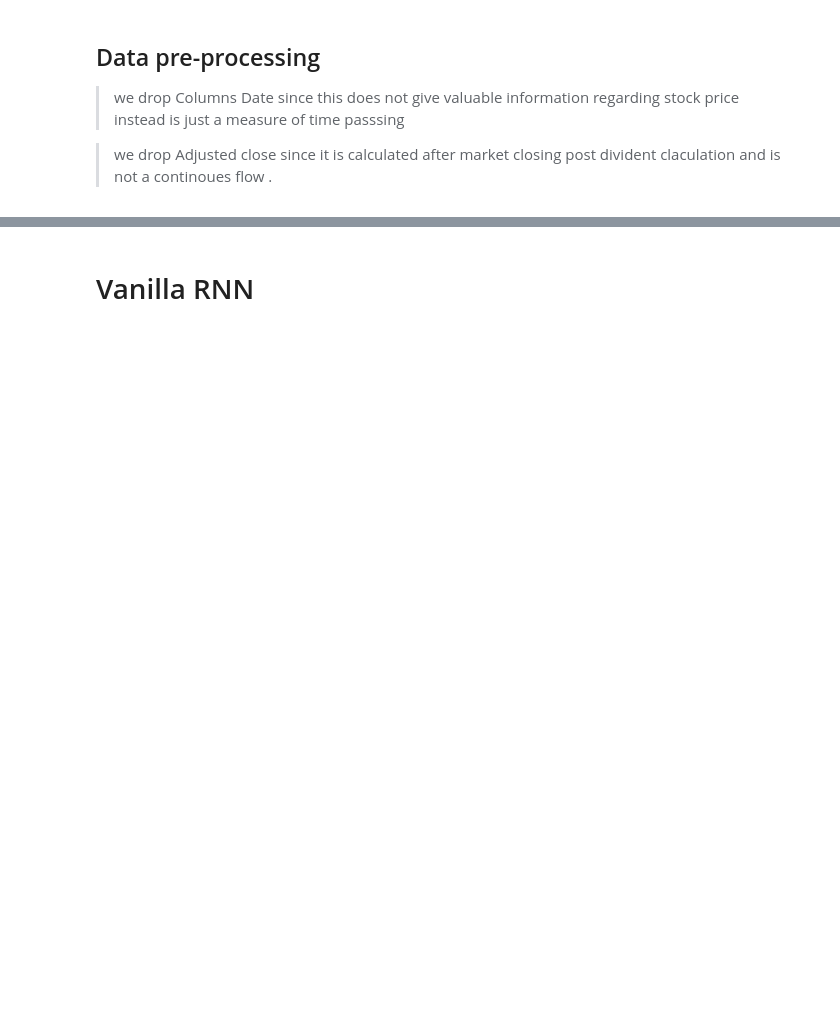
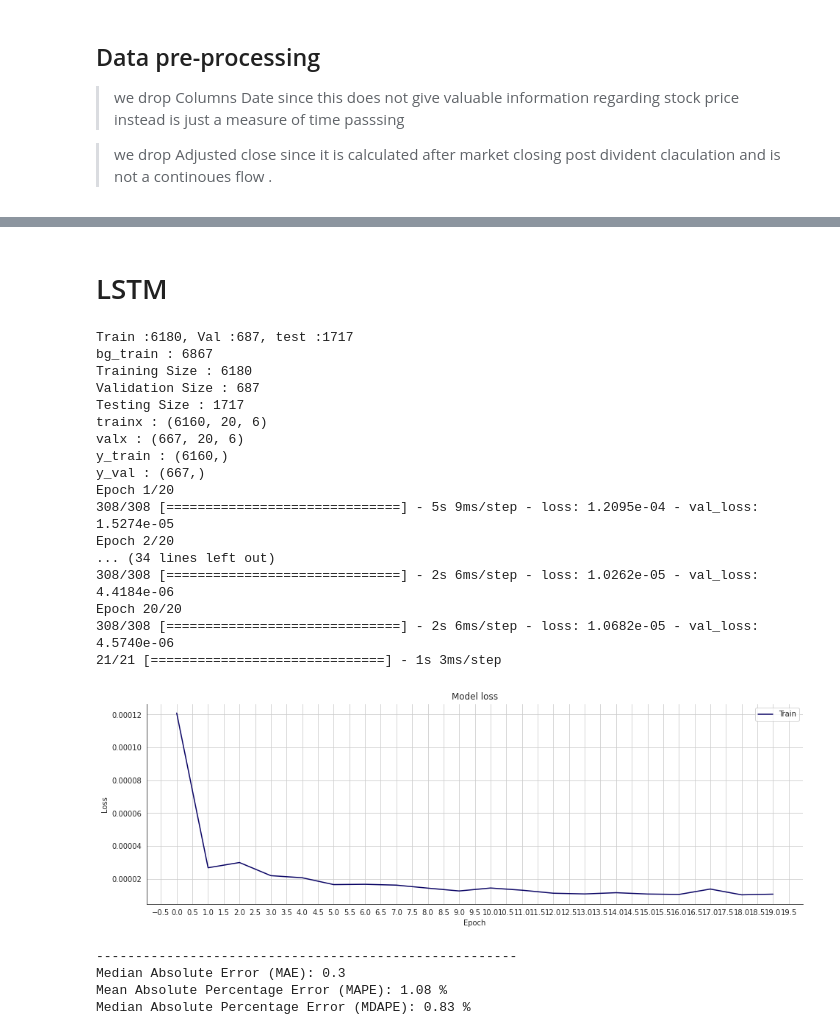
Before and after one commit to Anomaly1702/Ass3_Rnn, a Jupyter notebook: ASS3_RNN.ipynb, the cells around one changed output, grey strips where cells are left out. Cells and saved outputs as stored; diff of their text form; code cells hidden in the pictures; blank space fills up the shorter version.

```diff
--- a/ASS3_RNN.ipynb
+++ b/ASS3_RNN.ipynb
@@ -148,36 +219,16 @@ l.split_data(data_scaled, 20,.2)
 # %% [markdown]
-# Vanilla RNN
+# LSTM
 # %%
 
 class LSTM_cls(Basenet):
 
   def __init__(self,index_Close):
     super().__init__(index_Close)
-    self.optimizer = None
     self.x_train = None
-
-  def train(self,model,sequence_length):
-    x_train,y_train = self.partition_dataset(sequence_length,self.train_set)
-    x_test,y_test = self.partition_dataset(sequence_length,self.test_set)
-    print(f"trainx : {x_train.shape}")
-    print(f"testx : {x_test.shape}")
-    print(f"y_train : {y_train.shape}")
-    print(f"y_test : {y_test.shape}")
-
-    # Training the model
-    epochs = 50
-    batch_size = 16
-    early_stop = EarlyStopping(monitor='loss', patience=5, verbose=1)
-    history = model.fit(x_train, y_train,
-                        batch_size=batch_size,
-                        epochs=epochs,
-                        validation_data=(x_test, y_test)
-                      )
-
-                        # callbacks=[early_stop])
-    return history
+    self.y_pred =None
 
   def LSTM_model(self,sequence_length,optimizer = 'adam',lr=0.001):
+    self.sequence_length =sequence_length
     x_train,y_train = self.partition_dataset(sequence_length,self.train_set)
     self.x_train = x_train
     if optimizer == 'adam':
@@ -208,17 +257,50 @@ lstm.train_set[:, -1][:,3].shape
 # %%
 lstm = LSTM_cls(3)
 lstm.split_data(data_scaled,.2)
-# display(lstm.train_set.shape)
-# lstm.train_set.shape[1] * lstm.train_set.shape[2]
 lstm_model = lstm.LSTM_model(20)
-history = lstm.train(lstm_model,20)
+history,y_pred_scaled,y_pred,y_val_unscaled = lstm.train(lstm_model,20,20)
 # Plot training & validation loss values
 fig, ax = plt.subplots(figsize=(16, 5), sharex=True)
 sns.lineplot(data=history.history["loss"])
 plt.title("Model loss")
 plt.ylabel("Loss")
 plt.xlabel("Epoch")
 ax.xaxis.set_major_locator(plt.MaxNLocator(50))
-plt.legend(["Train", "Test"], loc="upper left")
+plt.legend(["Train", "Val"], loc="upper right")
 plt.grid()
 plt.show()
+print("------------------------------------------------------")
+# Mean Absolute Error (MAE)
+MAE = mean_absolute_error(y_val_unscaled, y_pred)
+print(f'Median Absolute Error (MAE): {np.round(MAE, 2)}')
+
+# Mean Absolute Percentage Error (MAPE)
+MAPE = np.mean((np.abs(np.subtract(y_val_unscaled, y_pred)/ y_val_unscaled))) * 100
+print(f'Mean Absolute Percentage Error (MAPE): {np.round(MAPE, 2)} %')
+
+# Median Absolute Percentage Error (MDAPE)
+MDAPE = np.median((np.abs(np.subtract(y_val_unscaled, y_pred)/ y_val_unscaled)) ) * 100
+print(f'Median Absolute Percentage Error (MDAPE): {np.round(MDAPE, 2)} %')
+# %% [output]
+Train :6180, Val :687, test :1717
+bg_train : 6867
+Training Size : 6180
+Validation Size : 687
+Testing Size : 1717
+trainx : (6160, 20, 6)
+valx : (667, 20, 6)
+y_train : (6160,)
+y_val : (667,)
+Epoch 1/20
+308/308 [==============================] - 5s 9ms/step - loss: 1.2095e-04 - val_loss: 1.5274e-05
+Epoch 2/20
+... (34 lines left out)
+308/308 [==============================] - 2s 6ms/step - loss: 1.0262e-05 - val_loss: 4.4184e-06
+Epoch 20/20
+308/308 [==============================] - 2s 6ms/step - loss: 1.0682e-05 - val_loss: 4.5740e-06
+21/21 [==============================] - 1s 3ms/step
+[figure, added]
+------------------------------------------------------
+Median Absolute Error (MAE): 0.3
+Mean Absolute Percentage Error (MAPE): 1.08 %
+Median Absolute Percentage Error (MDAPE): 0.83 %
```
Also changed, not shown: parts of 14 cells of this notebook.
